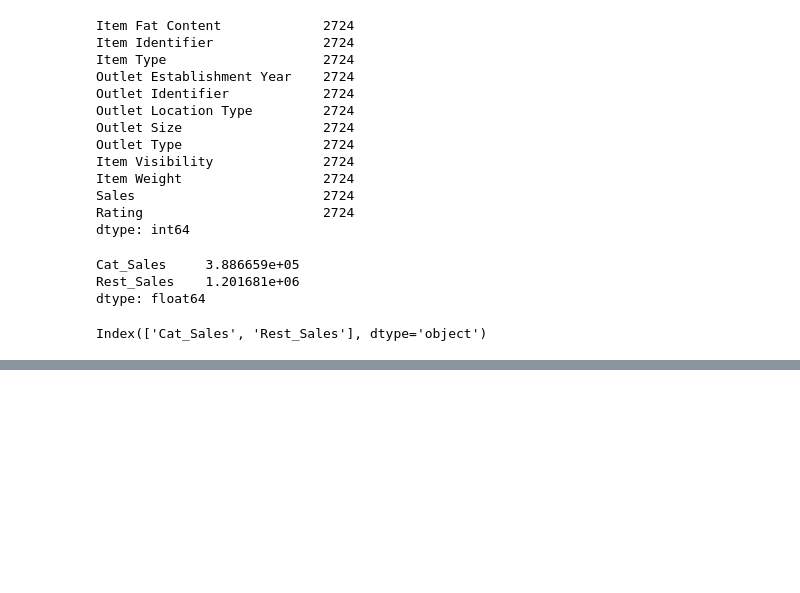
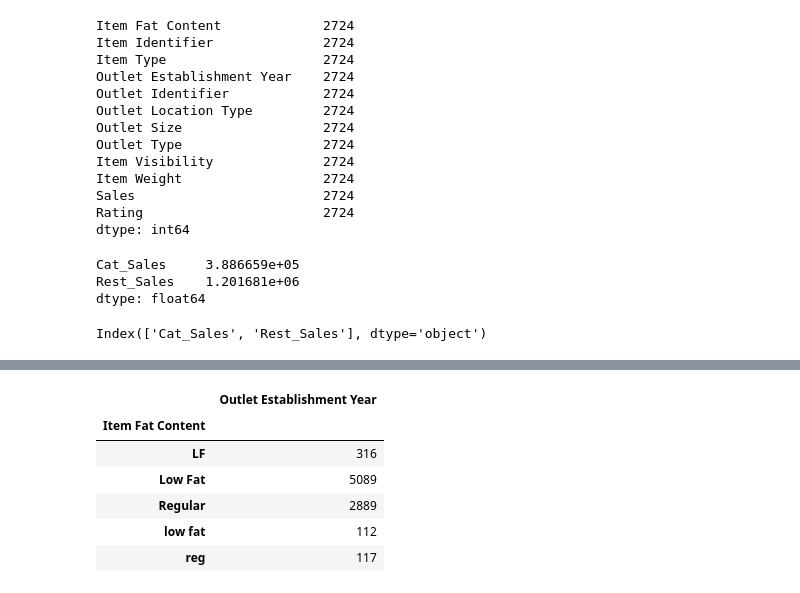
Before and after one commit to CodeStarkz/Model_1, a Jupyter notebook: Projects/Data_Analysis_Blinkit.ipynb, the cells around one changed output, grey strips where cells are left out. Cells and saved outputs as stored; diff of their text form; code cells hidden in the pictures; blank space fills up the shorter version.

```diff
--- a/Projects/Data_Analysis_Blinkit.ipynb
+++ b/Projects/Data_Analysis_Blinkit.ipynb
@@ -725,0 +742,10 @@ p.gca().add_artist(circle)
+# %%
+df.groupby("Item Fat Content")[["Outlet Establishment Year"]].agg("count")
+# %% [output]
+|  | Outlet Establishment Year |
+| Item Fat Content |  |
+| LF | 316 |
+| Low Fat | 5089 |
+| Regular | 2889 |
+| low fat | 112 |
+| reg | 117 |
```
Also changed, not shown: parts of 17 cells of this notebook, 2 other files.
